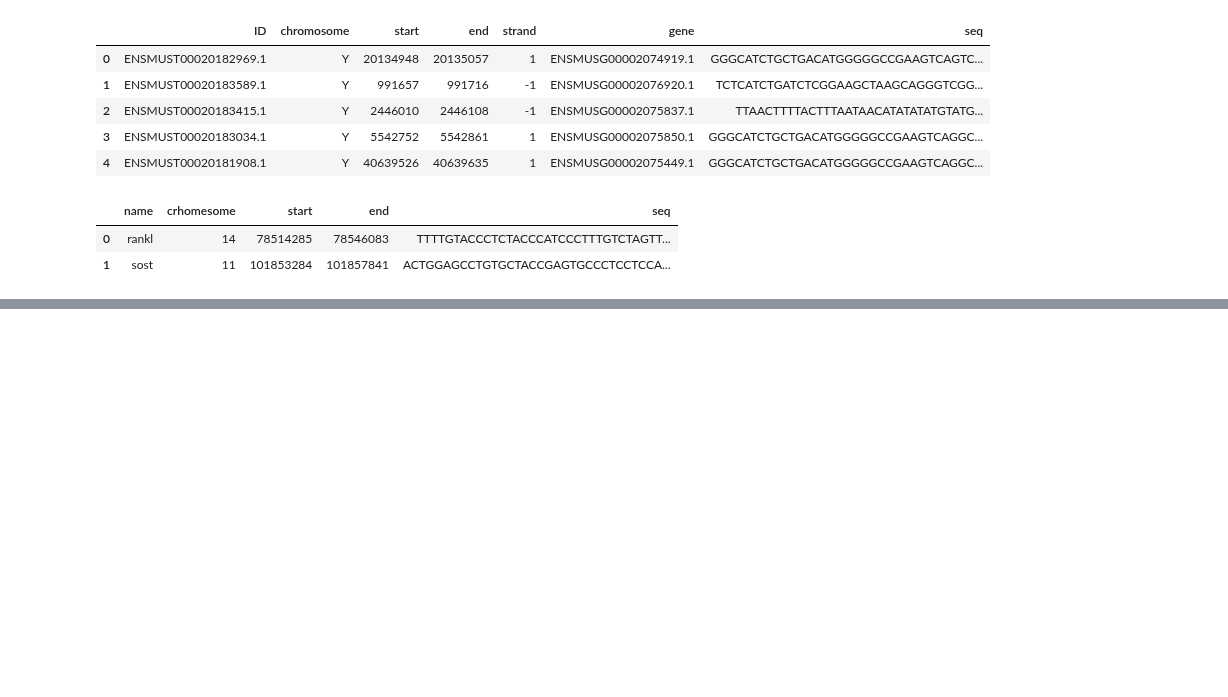
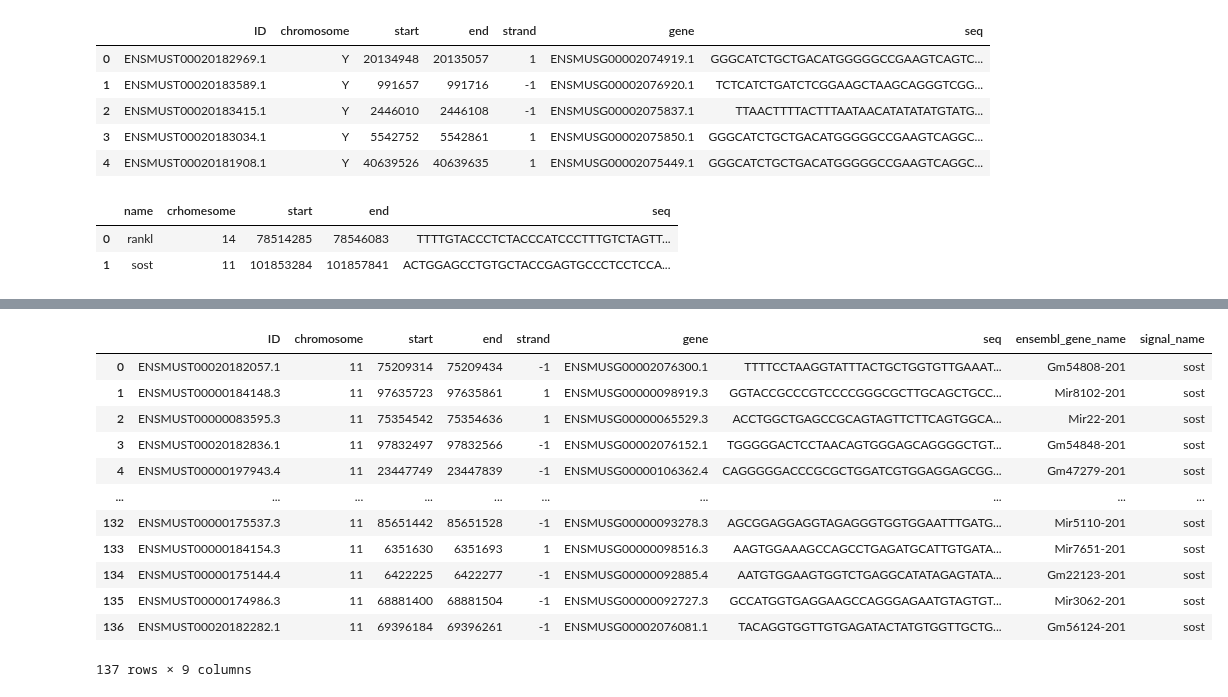
Before and after one commit to uehiratakumu/VScode, a Jupyter notebook: blast_test/matching.ipynb, the cells around one changed output, grey strips where cells are left out. Cells and saved outputs as stored; diff of their text form; code cells hidden in the pictures; blank space fills up the shorter version.

```diff
--- a/blast_test/matching.ipynb
+++ b/blast_test/matching.ipynb
@@ -21,0 +24,3 @@ mRNA["crhomesome"] = mRNA["crhomesome"].astype(str)
+# %%
+x = miRNA[miRNA["chromosome"]== signal["crhomesome"][0]]#[miRNA["start"] > mRNA["end"][1]]#[miRNA["end"] < mRNA["end"][1]]
+x
@@ -21,0 +41,9 @@ mRNA["crhomesome"] = mRNA["crhomesome"].astype(str)
+# %%
+import gget
+y =  x["ID"].values
+for i in range(len(y)):
+    z = gget.info(y[i])
+    if i == 0:
+        df = z
+    else:
+        df = pd.concat([df,z],axis=0)
@@ -22,5 +100,6 @@ mRNA["crhomesome"] = mRNA["crhomesome"].astype(str)
 # %%
-miRNA[miRNA["chromosome"]== mRNA["crhomesome"][1]][miRNA["start"] < mRNA["end"][1]]#[miRNA["end"] < mRNA["end"][1]]
+x = miRNA[miRNA["chromosome"]== signal["crhomesome"][1]]#[miRNA["start"] > mRNA["end"][1]]#[miRNA["end"] < mRNA["end"][1]]
+x
 # %% [output]
 |  | ID | chromosome | start | end | strand | gene | seq |
 | 214 | ENSMUST00020182057.1 | 11 | 75209314 | 75209434 | -1 | ENSMUSG00002076300.1 | TTTTCCTAAGGTATTTACTGCTGGTGTTGAAAT... |
@@ -37,0 +117,9 @@ miRNA[miRNA["chromosome"]== mRNA["crhomesome"][1]][miRNA["start"] < mRNA["end"][
+# %%
+import gget
+y =  x["ID"].values
+for i in range(len(y)):
+    z = gget.info(y[i])
+    if i == 0:
+        df = z
+    else:
+        df = pd.concat([df,z],axis=0)
@@ -37,0 +144,19 @@ miRNA[miRNA["chromosome"]== mRNA["crhomesome"][1]][miRNA["start"] < mRNA["end"][
+# %%
+df_merge = pd.DataFrame({"ID":df["ensembl_id"].values,"ensembl_gene_name":df["ensembl_gene_name"].values})
+miRNA_sost = pd.merge(x,df_merge,on="ID",how="left")
+miRNA_sost["signal_name"] = signal["name"][1]
+display(miRNA_sost.head())
+# %% [output]
+|  | ID | chromosome | start | end | strand | gene | seq | ensembl_gene_name | signal_name |
+| 0 | ENSMUST00020182057.1 | 11 | 75209314 | 75209434 | -1 | ENSMUSG00002076300.1 | TTTTCCTAAGGTATTTACTGCTGGTGTTGAAAT... | Gm54808-201 | sost |
+| 1 | ENSMUST00000184148.3 | 11 | 97635723 | 97635861 | 1 | ENSMUSG00000098919.3 | GGTACCGCCCGTCCCCGGGCGCTTGCAGCTGCC... | Mir8102-201 | sost |
+| 2 | ENSMUST00000083595.3 | 11 | 75354542 | 75354636 | 1 | ENSMUSG00000065529.3 | ACCTGGCTGAGCCGCAGTAGTTCTTCAGTGGCA... | Mir22-201 | sost |
+| 3 | ENSMUST00020182836.1 | 11 | 97832497 | 97832566 | -1 | ENSMUSG00002076152.1 | TGGGGGACTCCTAACAGTGGGAGCAGGGGCTGT... | Gm54848-201 | sost |
+| 4 | ENSMUST00000197943.4 | 11 | 23447749 | 23447839 | -1 | ENSMUSG00000106362.4 | CAGGGGGACCCGCGCTGGATCGTGGAGGAGCGG... | Gm47279-201 | sost |
+| ... | ... | ... | ... | ... | ... | ... | ... | ... | ... |
+| 132 | ENSMUST00000175537.3 | 11 | 85651442 | 85651528 | -1 | ENSMUSG00000093278.3 | AGCGGAGGAGGTAGAGGGTGGTGGAATTTGATG... | Mir5110-201 | sost |
+| 133 | ENSMUST00000184154.3 | 11 | 6351630 | 6351693 | 1 | ENSMUSG00000098516.3 | AAGTGGAAAGCCAGCCTGAGATGCATTGTGATA... | Mir7651-201 | sost |
+| 134 | ENSMUST00000175144.4 | 11 | 6422225 | 6422277 | -1 | ENSMUSG00000092885.4 | AATGTGGAAGTGGTCTGAGGCATATAGAGTATA... | Gm22123-201 | sost |
+| 135 | ENSMUST00000174986.3 | 11 | 68881400 | 68881504 | -1 | ENSMUSG00000092727.3 | GCCATGGTGAGGAAGCCAGGGAGAATGTAGTGT... | Mir3062-201 | sost |
+| 136 | ENSMUST00020182282.1 | 11 | 69396184 | 69396261 | -1 | ENSMUSG00002076081.1 | TACAGGTGGTTGTGAGATACTATGTGGTTGCTG... | Gm56124-201 | sost |
+137 rows × 9 columns
```
Also changed, not shown: parts of 16 cells of this notebook, 7 other files.
